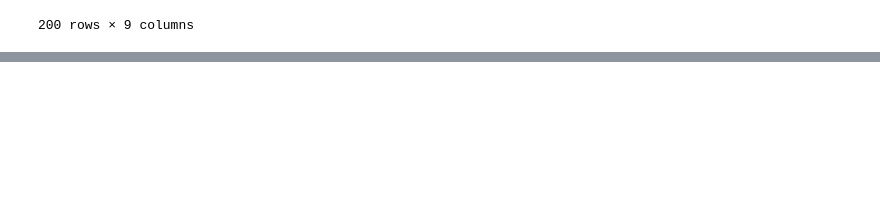
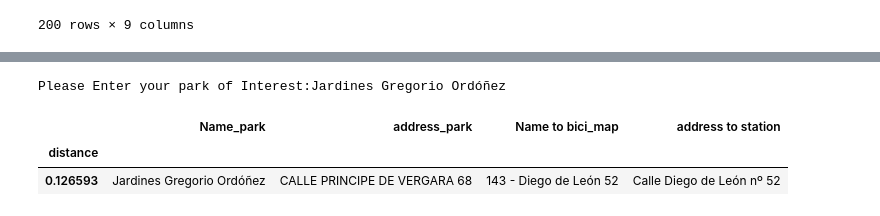
Before and after one commit to Fvperez1/data_project_m1_Fvp, a Jupyter notebook: Union_projet_m1.ipynb, the cells around one changed output, grey strips where cells are left out. Drawn from its saved outputs; the diff is of its cells as text; code cells hidden in the pictures; blank space fills up the shorter version.

```diff
--- a/Union_projet_m1.ipynb
+++ b/Union_projet_m1.ipynb
@@ -390,2 +452,3 @@ pk_conexion_min.groupby(['Name_park']).agg('min')
 # %%
-#pk_conexion_min.groupby(['Name_park'])
+df_final = df_final.rename({'Name_park': 'Place of interest', 'address_park': 'Place address', 'Name to bici_map': 'BiciMAD station', 'address to station': 'Station location'}, axis=1)
+df_final
@@ -480,0 +458,8 @@ pk_conexion_min[pk_conexion_min.distance == pk_conexion_min.distance].drop('dist
+# %%
+Name_park = input ("Please Enter your park of Interest:")
+df_final.loc[df_final['Name_park']==Name_park]
+# %% [output]
+Please Enter your park of Interest:Jardines Gregorio Ordóñez
+|  | Name_park | address_park | Name to bici_map | address to station |
+| distance |  |  |  |  |
+| 0.126593 | Jardines Gregorio Ordóñez | CALLE PRINCIPE DE VERGARA 68 | 143 - Diego de León 52 | Calle Diego de León nº 52 |
```
Also changed, not shown: parts of 18 cells of this notebook.
